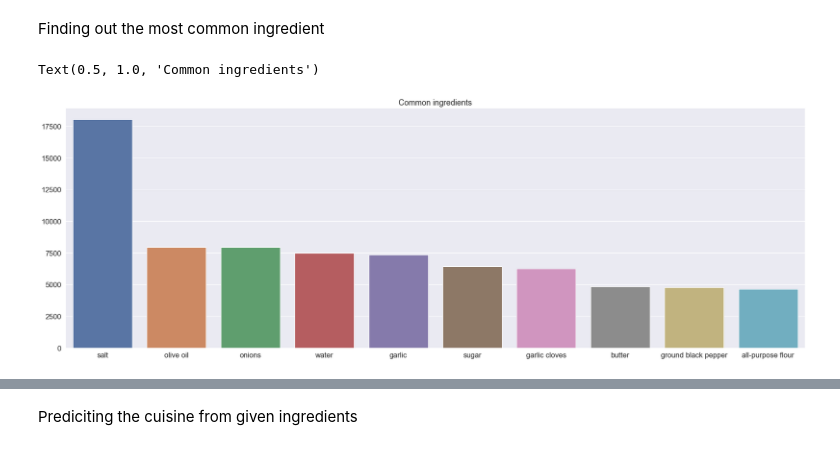
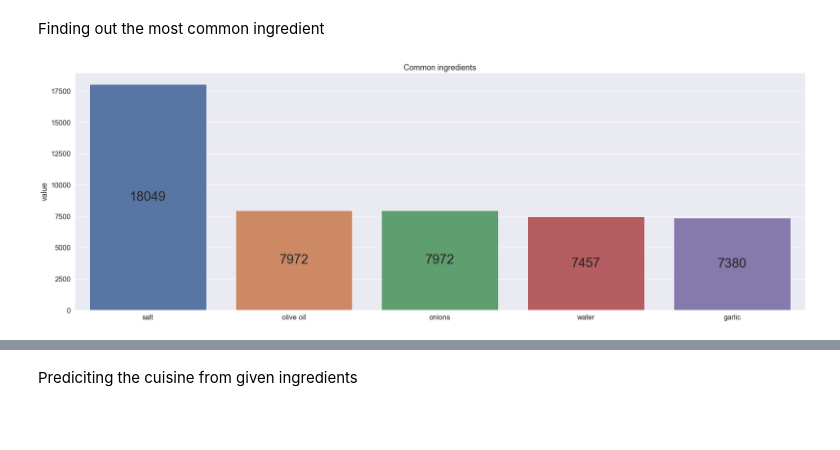
Before and after one commit to Milky066/IE0005_MiniProject, a Jupyter notebook: Source/Cooking.ipynb, the cells around one changed output, grey strips where cells are left out. Drawn from its saved outputs; the diff is of its cells as text; code cells hidden in the pictures; blank space fills up the shorter version.

```diff
--- a/Source/Cooking.ipynb
+++ b/Source/Cooking.ipynb
@@ -51,27 +51,33 @@ Finding out the most common ingredient
 # %%
 
 
 from sqlalchemy import true
 
 
 ingredients = []
 for ingredientArray in train_df["ingredients"]:
     for ingredient in ingredientArray:
         ingredients.append(ingredient)
 
 
 
 # ingredient_df = pd.DataFrame()
 
 # for ingredient in ingredients:
 #     if(ingredient in ingredient_df):
 #         ingredient_df[ingredient] += 1
 #     else:
-#         ingredient_df.assign(eiei=[1])
-ingredientCount = pd.Series(ingredients).value_counts().head(10)
+#         ingredient_df.assign(ingredient=[1])
+ingredientCount_df = pd.Series(ingredients).value_counts().to_frame().head(5)
+ingredientCount_df.rename(columns={0:'value'}, inplace=true)
 figure2, ax2 = plt.subplots(figsize = (30,10))
-sb.barplot(x=ingredientCount.index, y=ingredientCount.values,ax=ax2)
+sb.barplot(data = ingredientCount_df,x=ingredientCount_df.index,y='value',ax=ax2)
 plt.title("Common ingredients")
+
+for plot in ax2.patches:
+    height, width, x = plot.get_height(), plot.get_width(), plot.get_x()
+    xy = (x + width / 2, height /2 )
+    text = f'{height:0.0f}'
+    ax2.annotate(text=text, xy=xy, ha='center', va='center', fontsize= 30)
 # %% [output]
-Text(0.5, 1.0, 'Common ingredients')
-[figure, old version]
+[figure, new version]
```
Also changed, not shown: parts of 2 cells of this notebook.
